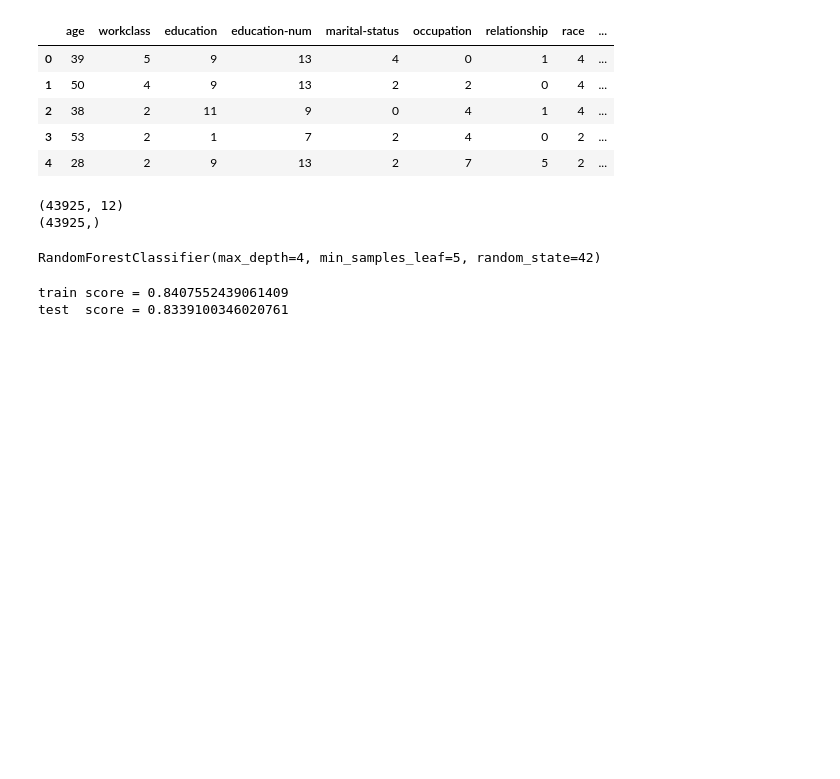
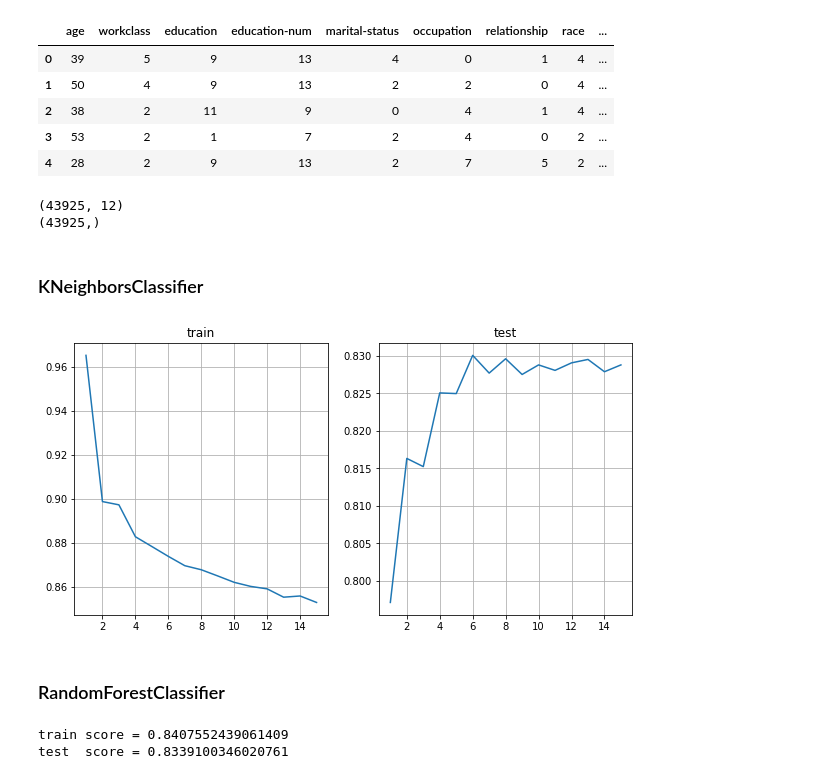
Before and after one commit to Pahandrovich/MachineLearningCourse, a Jupyter notebook: note_ml.ipynb, the cells around one changed output. Drawn from its saved outputs; the diff is of its cells as text; code cells hidden in the pictures; blank space fills up the shorter version.

Commit message:
model trained knn

```diff
--- a/note_ml.ipynb
+++ b/note_ml.ipynb
@@ -232,9 +237,31 @@ print(y.shape)
+# %% [markdown]
+### KNeighborsClassifier
+# %%
+min_k = 1
+max_k = 15
+scores_train = []
+scores_test = []
+for k in range(min_k,max_k + 1):
+    knc = KNeighborsClassifier(n_neighbors = k)
+    knc.fit(X_train, y_train)
+    scores_train.append(knc.score(X_train,y_train))
+    scores_test.append(knc.score(X_test,y_test))
+
+#plt.plot(range(min_k,max_k + 1),scores_train)
+fig, ax = plt.subplots(nrows=1, ncols=2,figsize=(10, 5))
+
+ax[0].set_title("train")
+ax[0].plot(range(min_k,max_k + 1),scores_train)
+ax[1].set_title("test")
+ax[1].plot(range(min_k,max_k + 1),scores_test)
+ax[0].grid(True)
+ax[1].grid(True)
+plt.show()
+# %% [output]
+[figure, added]
+# %% [markdown]
+### RandomForestClassifier
 # %%
-from sklearn.ensemble import RandomForestClassifier
-
-
-X_train, X_test, y_train, y_test = train_test_split(X, y, test_size = 0.25, random_state = 42)
-
 rfc = RandomForestClassifier(
                  n_estimators=100,
                  criterion="gini",
@@ -256,11 +283,8 @@ rfc = RandomForestClassifier(
                  ccp_alpha=0.0,
                  max_samples=None)
 rfc.fit(X_train,y_train)
+print(f"train score = {rfc.score(X_train,y_train)}")
+print(f"test  score = {rfc.score(X_test,y_test)}")
 # %% [output]
-RandomForestClassifier(max_depth=4, min_samples_leaf=5, random_state=42)
+train score = 0.8407552439061409
+test  score = 0.8339100346020761
-# %%
-print(f"train score = {rfc.score(X_train,y_train)}")
-print(f"test  score = {rfc.score(X_test,y_test)}")
-# %% [output]
-train score = 0.8407552439061409
-test  score = 0.8339100346020761
```
Also changed, not shown: parts of 3 cells of this notebook.
